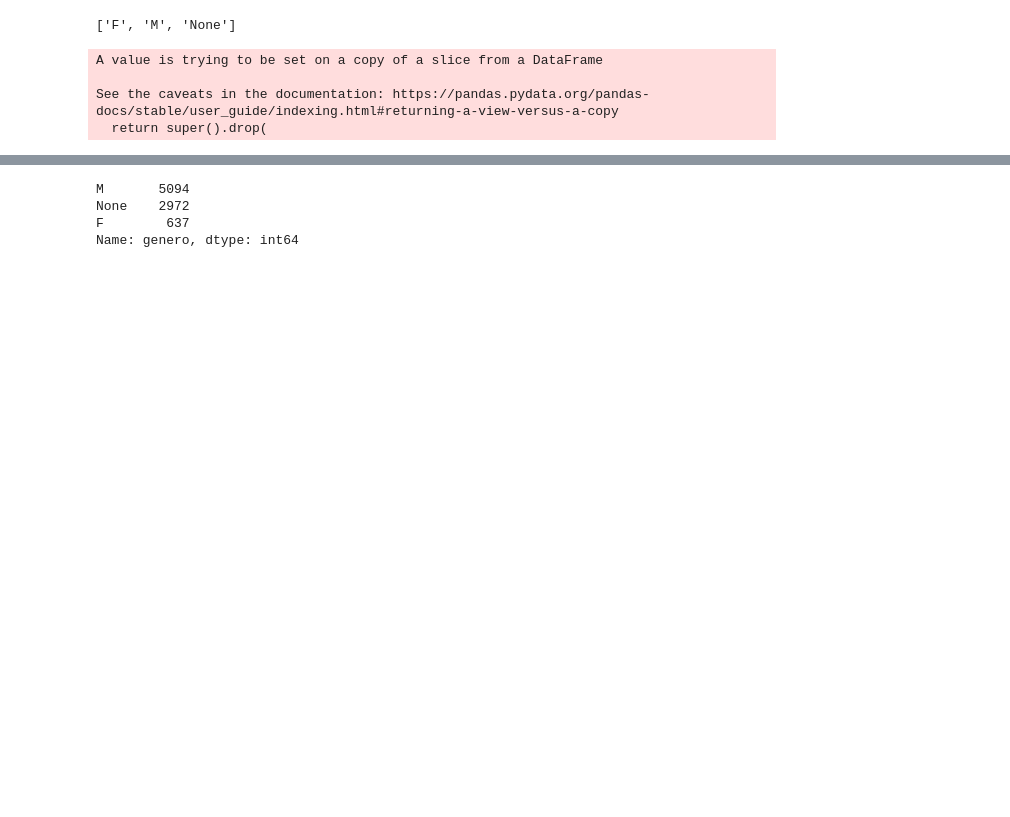
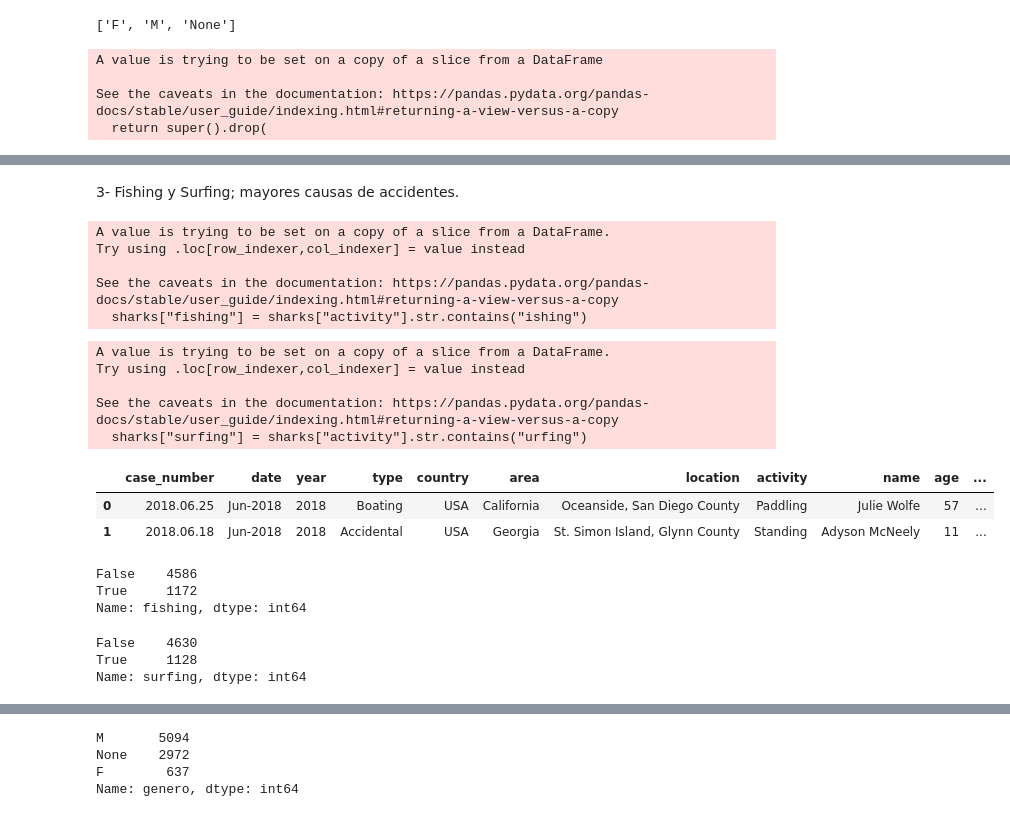
Before and after one commit to jesuschao/data-cleaning-pandas, a Jupyter notebook: your-code/clean.ipynb, the cells around one changed output, grey strips where cells are left out. Drawn from its saved outputs; the diff is of its cells as text; code cells hidden in the pictures; blank space fills up the shorter version.

```diff
--- a/your-code/clean.ipynb
+++ b/your-code/clean.ipynb
@@ -770,0 +707,36 @@ sharks.head()
+# %% [markdown]
+3- Fishing y Surfing; mayores causas de accidentes.
+# %%
+sharks["fishing"] = sharks["activity"].str.contains("ishing")
+# %% [output]
+A value is trying to be set on a copy of a slice from a DataFrame.
+Try using .loc[row_indexer,col_indexer] = value instead
+
+See the caveats in the documentation: https://pandas.pydata.org/pandas-docs/stable/user_guide/indexing.html#returning-a-view-versus-a-copy
+  sharks["fishing"] = sharks["activity"].str.contains("ishing")
+# %%
+sharks["surfing"] = sharks["activity"].str.contains("urfing")
+# %% [output]
+A value is trying to be set on a copy of a slice from a DataFrame.
+Try using .loc[row_indexer,col_indexer] = value instead
+
+See the caveats in the documentation: https://pandas.pydata.org/pandas-docs/stable/user_guide/indexing.html#returning-a-view-versus-a-copy
+  sharks["surfing"] = sharks["activity"].str.contains("urfing")
+# %%
+sharks.head(2)
+# %% [output]
+|  | case_number | date | year | type | country | area | location | activity | name | age | ... |
+| 0 | 2018.06.25 | Jun-2018 | 2018 | Boating | USA | California | Oceanside, San Diego County | Paddling | Julie Wolfe | 57 | ... |
+| 1 | 2018.06.18 | Jun-2018 | 2018 | Accidental | USA | Georgia | St. Simon Island, Glynn County | Standing | Adyson McNeely | 11 | ... |
+# %%
+sharks.fishing.value_counts()
+# %% [output]
+False    4586
+True     1172
+Name: fishing, dtype: int64
+# %%
+sharks.surfing.value_counts()
+# %% [output]
+False    4630
+True     1128
+Name: surfing, dtype: int64
```
Also changed, not shown: parts of 54 cells of this notebook.
